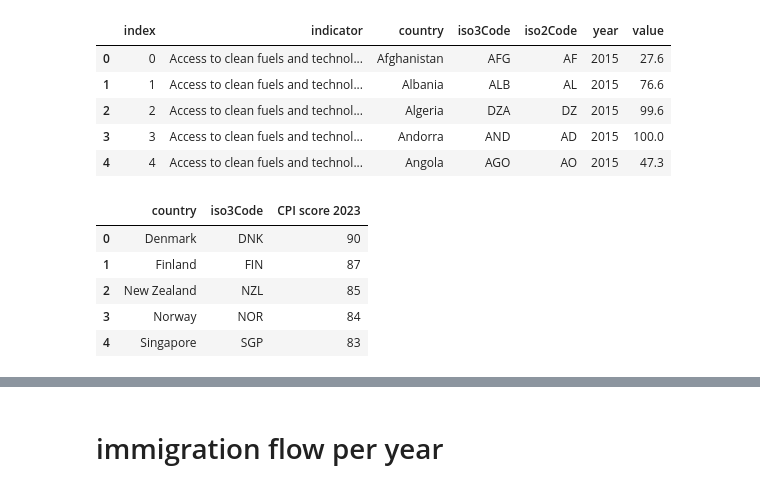
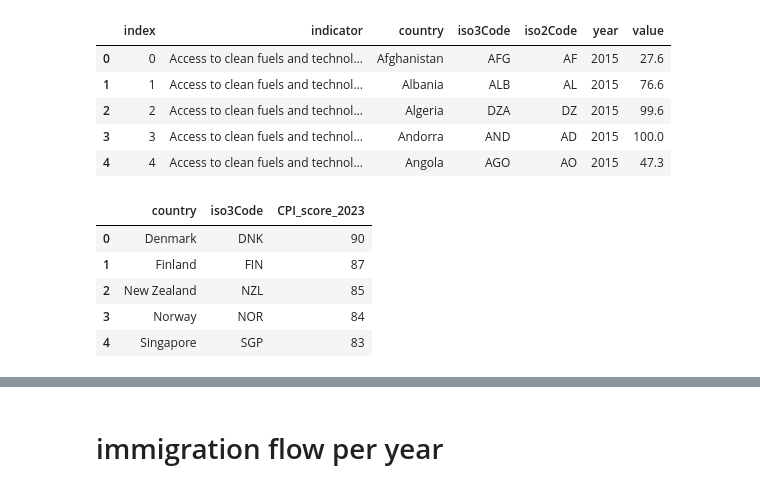
Before and after one commit to nazimben25/Project4_Group4_Immigration_to_canada, a Jupyter notebook: compiling_data.ipynb, the cells around one changed output, grey strips where cells are left out. Drawn from its saved outputs; the diff is of its cells as text; code cells hidden in the pictures.

```diff
--- a/compiling_data.ipynb
+++ b/compiling_data.ipynb
@@ -70,15 +70,15 @@ macro_data_df.head(5)
 # %%
 ### import and read csv file
 
 path = 'Output/corruption_perception_index.csv'
 cpi_df = pd.read_csv(path)
 
 
-cpi_df = cpi_df[['country', 'iso3Code', 'CPI score 2023' ]]
+# cpi_df = cpi_df[['country', 'iso3Code', 'CPI score 2023' ]]
 
 cpi_df.head(5)
 # %% [output]
-|  | country | iso3Code | CPI score 2023 |
+|  | country | iso3Code | CPI_score_2023 |
 | 0 | Denmark | DNK | 90 |
 | 1 | Finland | FIN | 87 |
 | 2 | New Zealand | NZL | 85 |
```
Also changed, not shown: parts of 7 cells of this notebook.
